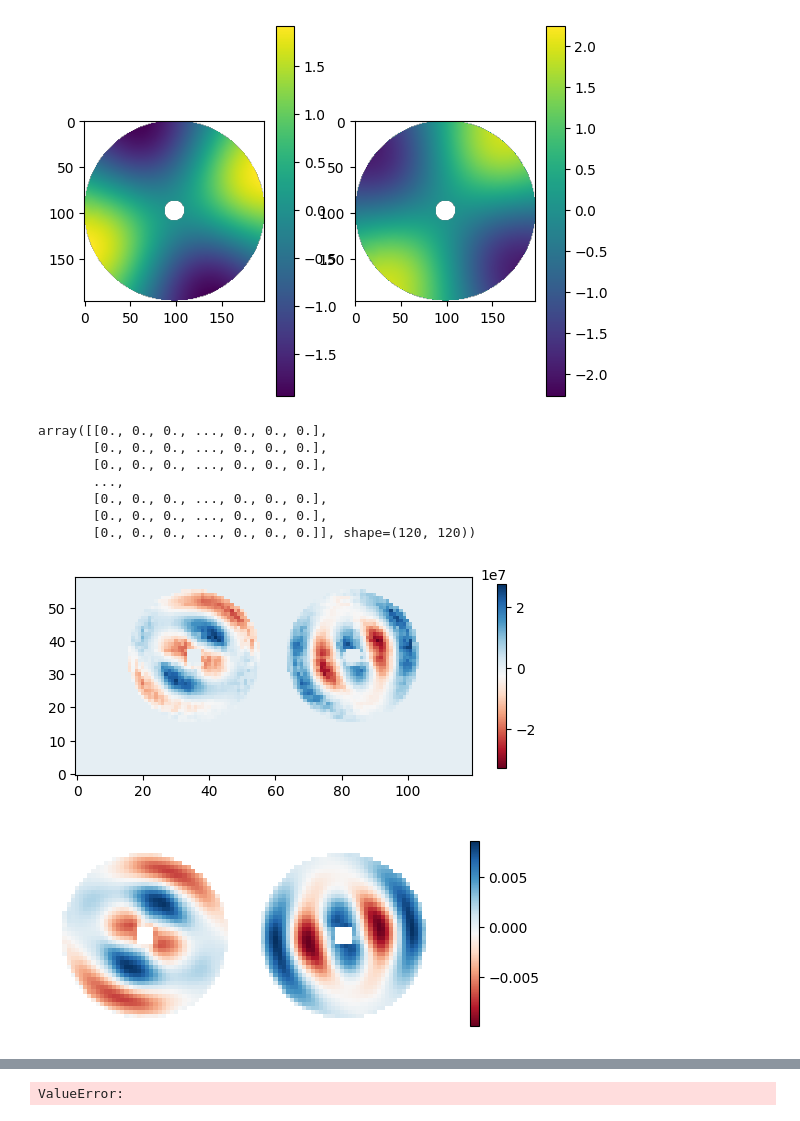
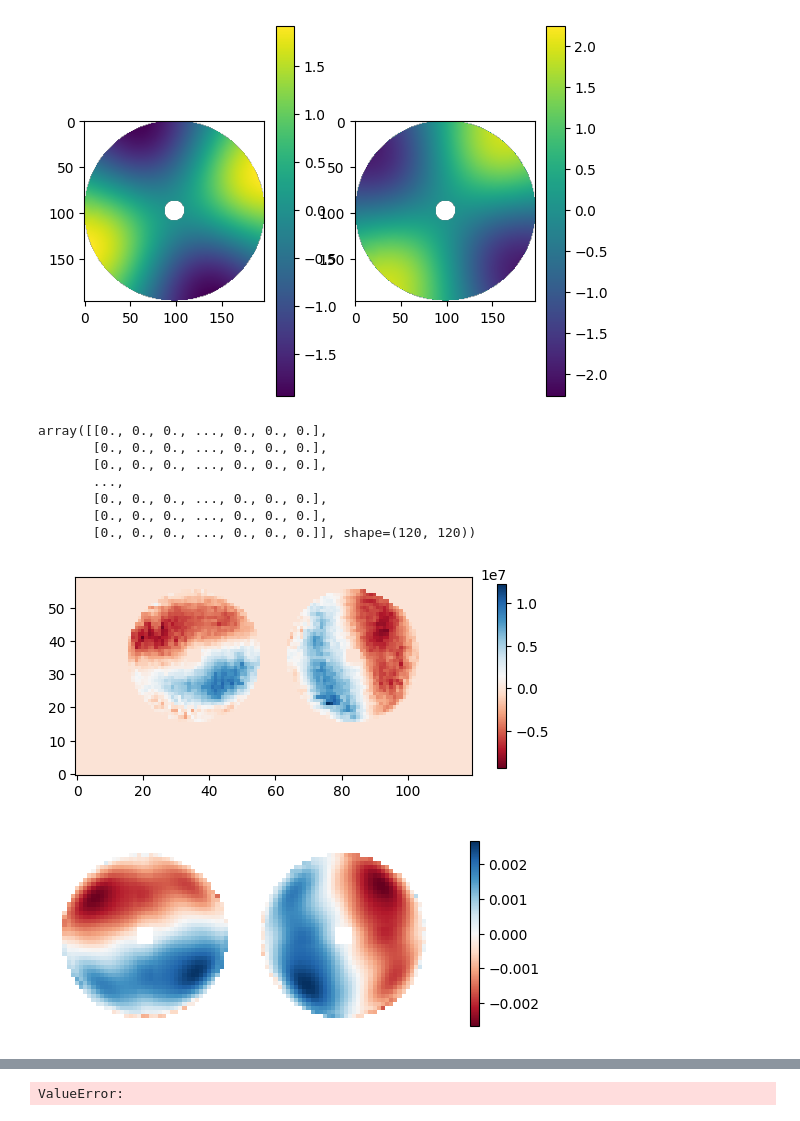
Before and after one commit to Menessao/SPECULA, a Jupyter notebook: config/ErrorBudget/LBTplots.ipynb, the cells around one changed output, grey strips where cells are left out. Drawn from its saved outputs; the diff is of its cells as text; code cells hidden in the pictures.

```diff
--- a/config/ErrorBudget/LBTplots.ipynb
+++ b/config/ErrorBudget/LBTplots.ipynb
@@ -306,33 +340,33 @@ phase = fits.getdata('/raid1/mmenessini/results/SOUL/KLv30dx/scratch_synim/')
 # %%
-aux = fits.getdata('/raid1/mmenessini/calibration/SOUL/KLv30dx/im/pyr3.0_40x40_lbt_synim.fits')
+aux = fits.getdata('/raid1/mmenessini/calibration/SOUL/KLv30dx/im/pyr3.0_40x40_shift_im.fits') #pyr3.0_40x40_lbt_synim.fits')
 synim = aux.copy()
 synim[:2512//2,:] = aux[2512//2:,:]
 synim[2512//2:,:] = aux[:2512//2,:]*-1
 im = fits.getdata('/raid1/mmenessini/calibration/SOUL/KLv30dx/im/pyr3.0_40x40_im.fits')
 tempim = fits.getdata('/raid1/mmenessini/calibration/SOUL/KLv30dx/im/pyr3.0_40x40_lbt_refim.fits')[:2512,:]
 pupids = fits.getdata('/raid1/mmenessini/calibration/SOUL/KLv30dx/pupils/pup_ids.fits')
 
 half_mask = pyr_masks[:60,:120].astype(bool)
-idx = 18
+idx = 4
 img = np.zeros(np.size(half_mask))
 img[half_mask.flatten()] = tempim[pupids,idx]
 img = img.reshape([60,120])
 
 plt.figure()
 plt.imshow(img,origin='lower',cmap='RdBu')
 plt.colorbar(shrink=0.5)
 
 show2d_slopes(synim[:,idx],ppath='lbt_pupdata')
 # %% [output]
 array([[0., 0., 0., ..., 0., 0., 0.],
        [0., 0., 0., ..., 0., 0., 0.],
        [0., 0., 0., ..., 0., 0., 0.],
        ...,
        [0., 0., 0., ..., 0., 0., 0.],
        [0., 0., 0., ..., 0., 0., 0.],
        [0., 0., 0., ..., 0., 0., 0.]], shape=(120, 120))
-[figure, old version]
+[figure, new version]
-[figure, old version]
+[figure, new version]
 # %%
 phases =  fits.getdata('/raid1/mmenessini/results/SOUL/KLv30dx/scratch_synim/dm_ef.fits')[:,1,:,:]
 
```
Also changed, not shown: parts of 9 cells of this notebook, 4 other files.
